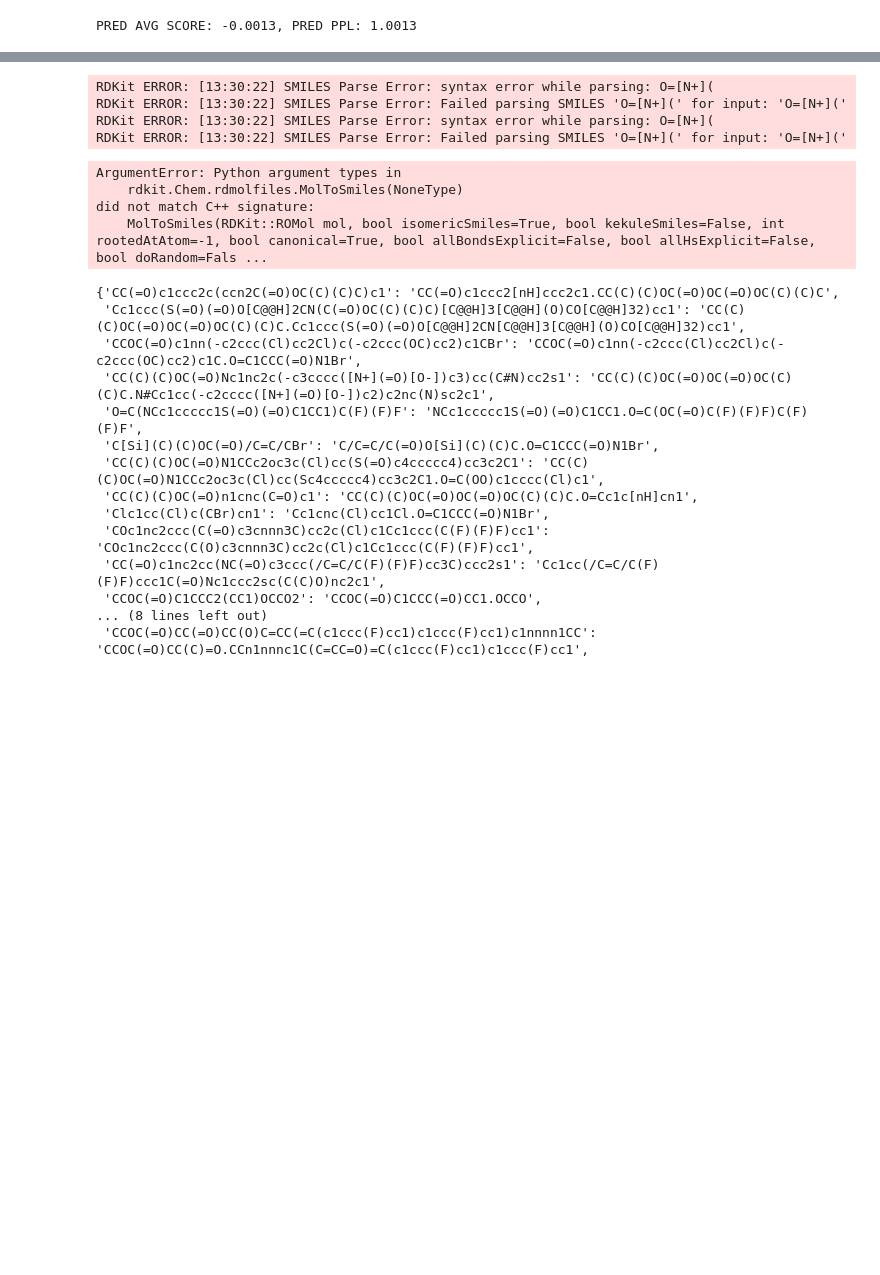
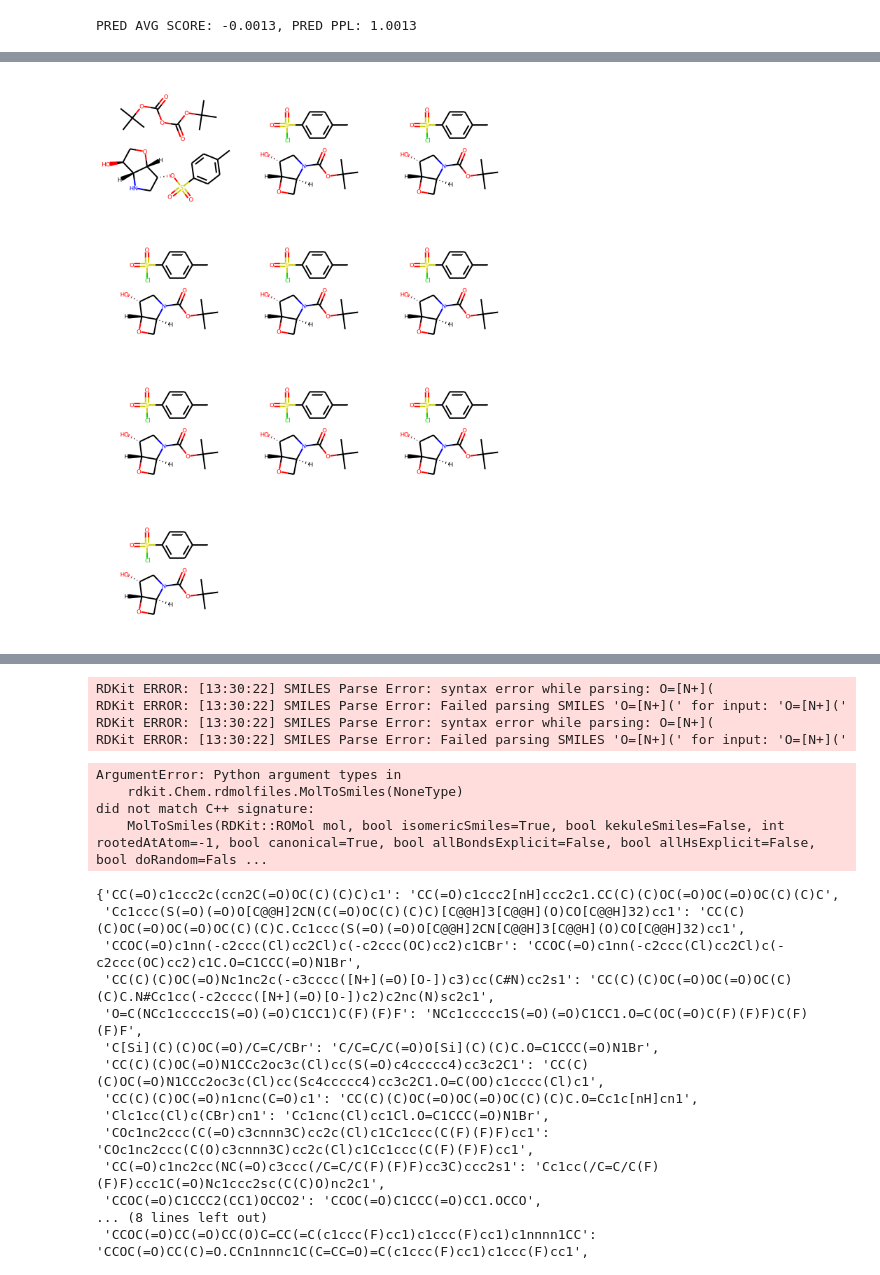
Before and after one commit to stevenkbennett/Chem_LLM_Hackathon, a Jupyter notebook: Task_1/example_notebook.ipynb, the cells around one changed output, grey strips where cells are left out. Cells and saved outputs as stored; diff of their text form; code cells hidden in the pictures; blank space fills up the shorter version.

```diff
--- a/Task_1/example_notebook.ipynb
+++ b/Task_1/example_notebook.ipynb
@@ -45,3 +96,8 @@ PRED AVG SCORE: -0.0013, PRED PPL: 1.0013
+# %%
+reactants = [Chem.MolFromSmiles(smi) for smi in results[targets[target_pos]]]
+Draw.MolsToGridImage(reactants)
+# %% [output]
+[figure, added]
 # %%
 with open("/rds/general/user/sb2518/home/Postdoc/Datathon_LLM/Fred_Folder/Hackathon/example_notebooks/USPTO50/tgt-test.txt", 'r') as f:
     targets = f.read().replace(" ", "").split('\n')
```
Also changed, not shown: parts of 7 cells of this notebook, 2 other files.
